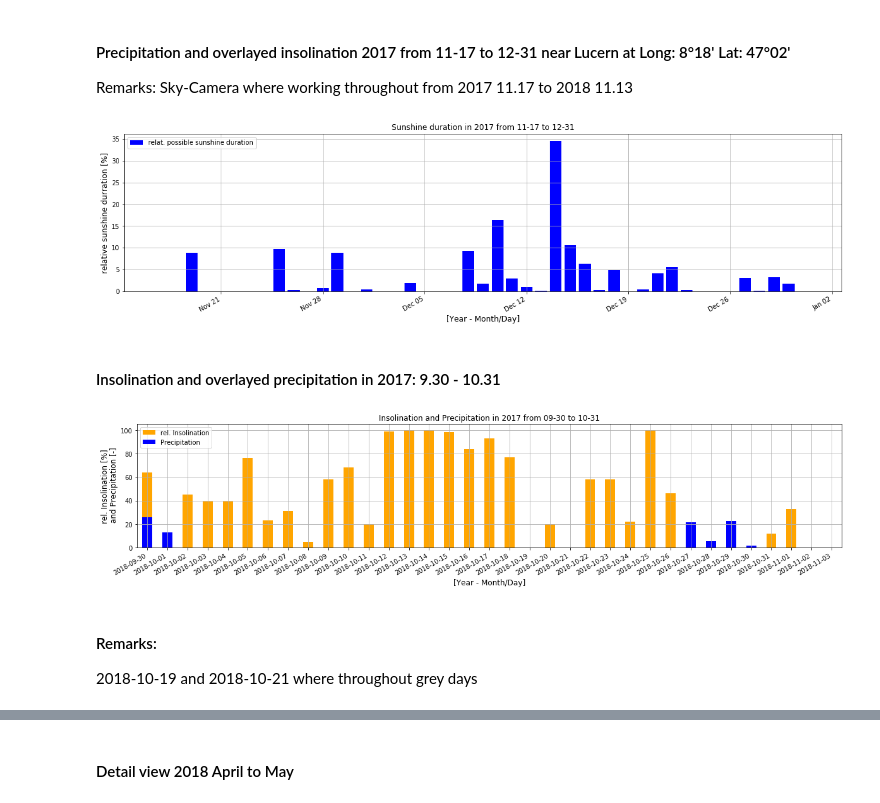
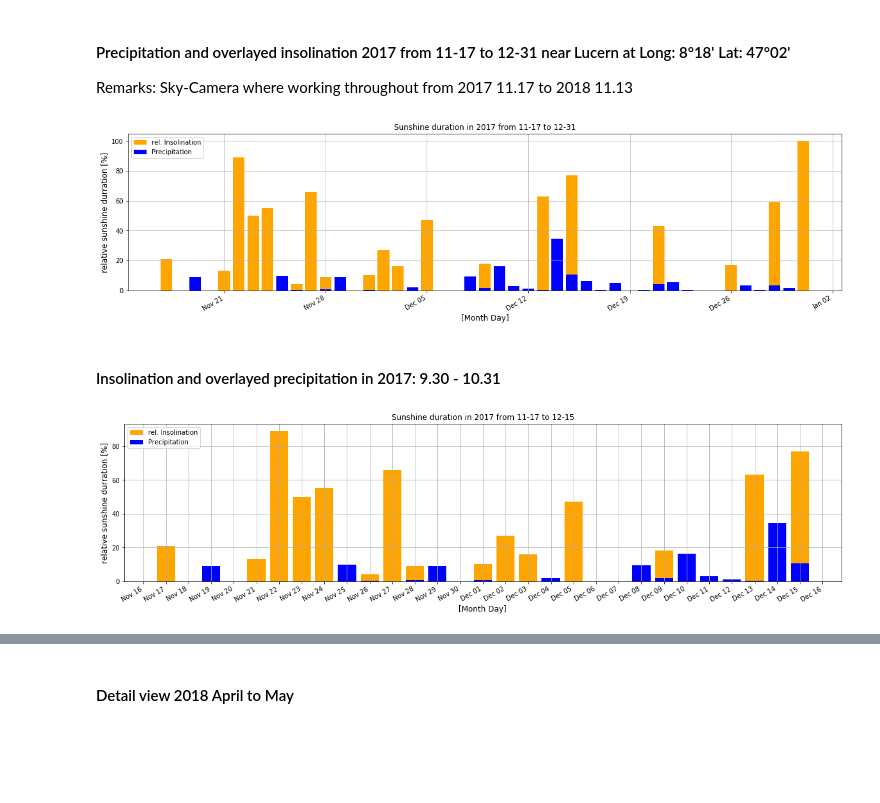
Before and after one commit to ahorv/python_scripts, a Jupyter notebook: precipitation/rainless_days_assessment.ipynb, the cells around one changed output, grey strips where cells are left out. Drawn from its saved outputs; the diff is of its cells as text; code cells hidden in the pictures; blank space fills up the shorter version.

```diff
--- a/precipitation/rainless_days_assessment.ipynb
+++ b/precipitation/rainless_days_assessment.ipynb
@@ -38,19 +38,20 @@ s_rel_insol = df_rel_insol['sremaxdv']          # in percent
 #### Precipitation and overlayed insolination 2017 from 11-17 to 12-31 near Lucern at Long: 8°18' Lat: 47°02'
 Remarks: Sky-Camera where working throughout from 2017 11.17 to 2018 11.13
 # %%
-year = '2017-'
+year  = '2017-'
 s_day = '11-17' # beginning of observation
 e_day = '12-31' # end of observation
 start = year + s_day
 end   = year + e_day
 
 s_precip_17 = s_precip.loc[start:end]
+s_rel_insol_17 = s_rel_insol.loc[start:end]
 
 fig, ax = plt.subplots(figsize=(20,5))
-s_rel_18.plot(kind='bar',label='relat. insolination',color= 'orange')
-s_precip.plot(kind='bar',label='Precipitation',color= 'blue')
+ax.bar(s_rel_insol_17.index, s_rel_insol_17.values, label='rel. Insolination', color= 'orange')
+ax.bar(s_precip_17.index, s_precip_17.values, label='Precipitation', color= 'blue')
 
-ax.set_xlabel('[Year - Month/Day]', fontsize=12)
+ax.set_xlabel('[Month Day]', fontsize=12)
 ax.set_ylabel('relative sunshine durration [%]', fontsize=12)
 ax.set_title('Sunshine duration in {} from {} to {}'.format(year.strip('-'),s_day,e_day))
 ax.legend(loc='upper left')
@@ -61,35 +62,32 @@ ax.xaxis.set_major_locator(mdates.WeekdayLocator())
 ax.xaxis.set_major_formatter(mdates.DateFormatter('%b %d'))
 fig.autofmt_xdate()
 # %% [output]
-[figure, old version]
+[figure, new version]
 # %% [markdown]
 #### Insolination and overlayed precipitation in 2017: 9.30 - 10.31
 # %%
-year = '2017-'
-s_day = '09-30' # beginning of observation
-e_day = '10-31' # end of observation
+year  = '2017-'
+s_day = '11-17' # beginning of observation
+e_day = '12-15' # end of observation
 start = year + s_day
 end   = year + e_day
 
 s_precip_17 = s_precip.loc[start:end]
 s_rel_insol_17 = s_rel_insol.loc[start:end]
 
-fig = plt.figure(1, figsize=(20,4))
+fig, ax = plt.subplots(figsize=(20,5))
+ax.bar(s_rel_insol_17.index, s_rel_insol_17.values, label='rel. Insolination', color= 'orange')
+ax.bar(s_precip_17.index, s_precip_17.values, label='Precipitation', color= 'blue')
 
-s_rel_18.plot(kind='bar',label='rel. Insolination',color= 'orange')
-s_precip.plot(kind='bar',label='Precipitation',color= 'blue')
+ax.set_xlabel('[Month Day]', fontsize=12)
+ax.set_ylabel('relative sunshine durration [%]', fontsize=12)
+ax.set_title('Sunshine duration in {} from {} to {}'.format(year.strip('-'),s_day,e_day))
+ax.legend(loc='upper left')
+ax.grid(b=None, which='major', axis='both')
 
-plt.xlabel('[Year - Month/Day]', fontsize=12)
-plt.ylabel('rel. Insolination [%]\n and Precipitation [-]', fontsize=12)
-plt.legend(loc='upper left')
-plt.grid(b=None, which='major', axis='both')
-plt.title('Insolination and Precipitation in {} from {} to {}'.format(year.strip('-'),s_day,e_day))
-
+#ax.xaxis.set_major_locator(mdates.WeekdayLocator())
+ax.xaxis.set_major_locator(mdates.DayLocator())
+ax.xaxis.set_major_formatter(mdates.DateFormatter('%b %d'))
 fig.autofmt_xdate()
-frmt = s_precip.index.to_series().dt.strftime("%Y-%m-%d")
-plt.gca().xaxis.set_major_formatter(plt.FixedFormatter(frmt))
 # %% [output]
-[figure, old version]
+[figure, new version]
-# %% [markdown]
-#### Remarks:
-2018-10-19 and 2018-10-21 where throughout grey days
```
Also changed, not shown: parts of 7 cells of this notebook, 3 other files.
